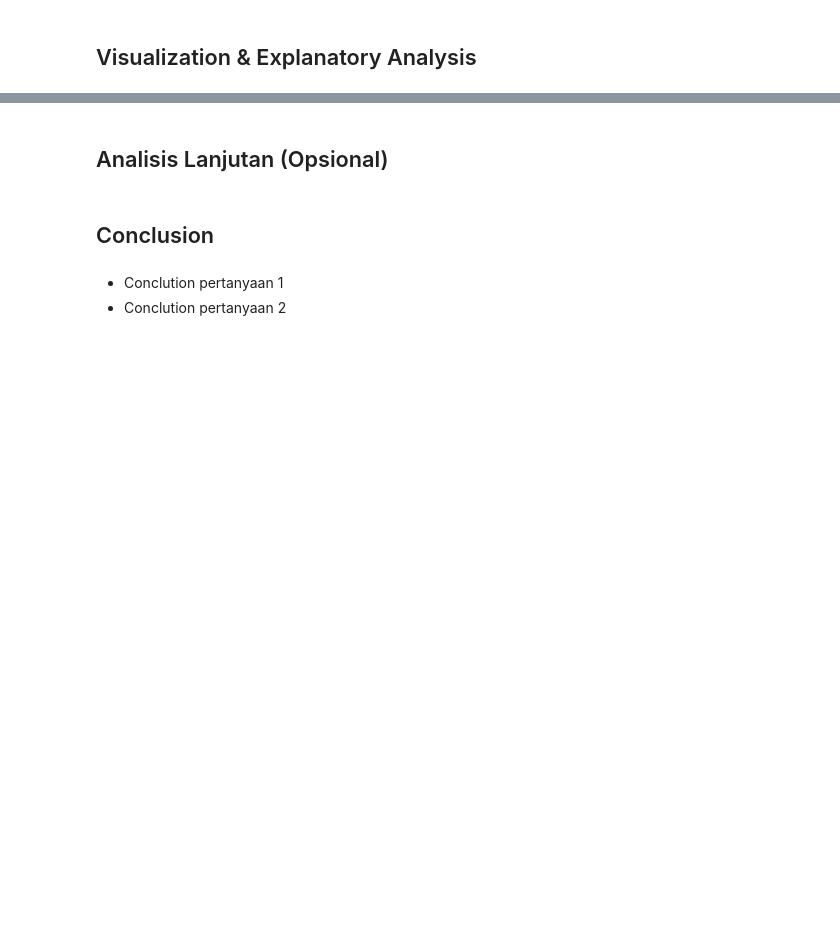
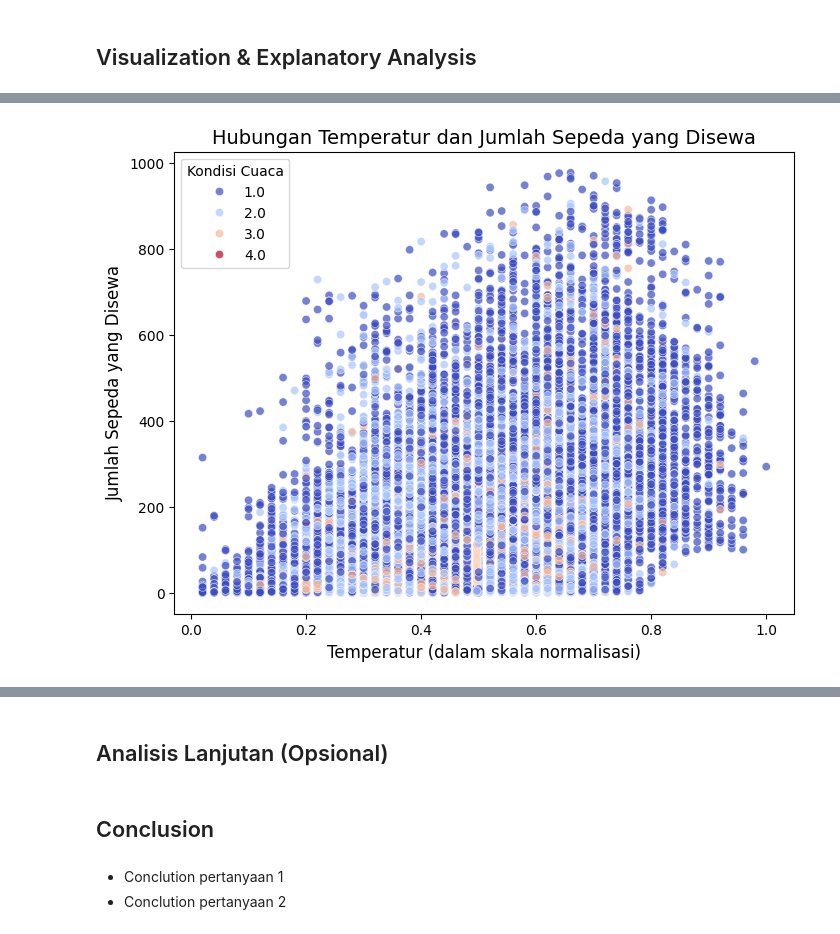
Before and after one commit to prtmaars/Bike-Sharing-DC, a Jupyter notebook: Proyek_Analisis_Data_2_Dicky_Pratama_Kusuma.ipynb, the cells around one changed output, grey strips where cells are left out. Cells and saved outputs as stored; diff of their text form; code cells hidden in the pictures; blank space fills up the shorter version.

```diff
--- a/Proyek_Analisis_Data_2_Dicky_Pratama_Kusuma.ipynb
+++ b/Proyek_Analisis_Data_2_Dicky_Pratama_Kusuma.ipynb
@@ -339,0 +452,10 @@ dtype: int64
+# %%
+plt.figure(figsize=(8, 6))
+sns.scatterplot(data=data_hrfix, x='temp', y='cnt', hue='weathersit', palette='coolwarm', alpha=0.7)
+plt.title('Hubungan Temperatur dan Jumlah Sepeda yang Disewa', fontsize=14)
+plt.xlabel('Temperatur (dalam skala normalisasi)', fontsize=12)
+plt.ylabel('Jumlah Sepeda yang Disewa', fontsize=12)
+plt.legend(title='Kondisi Cuaca')
+plt.show()
+# %% [output]
+[figure, added]
```
Also changed, not shown: parts of 16 cells of this notebook.
